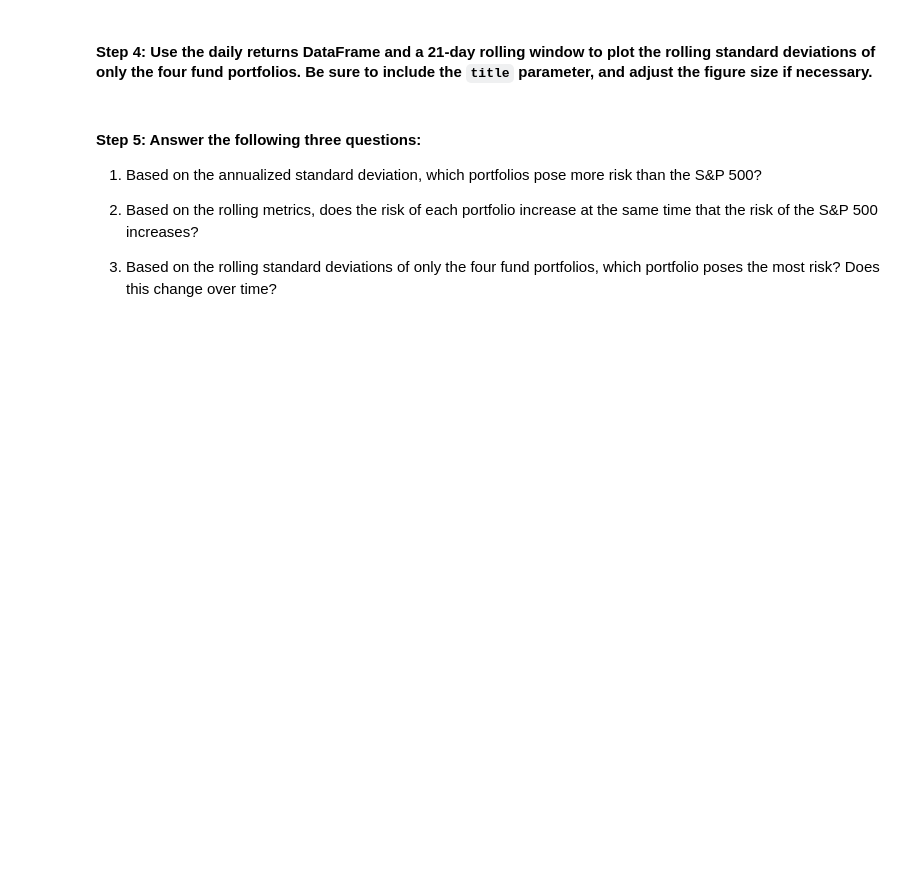
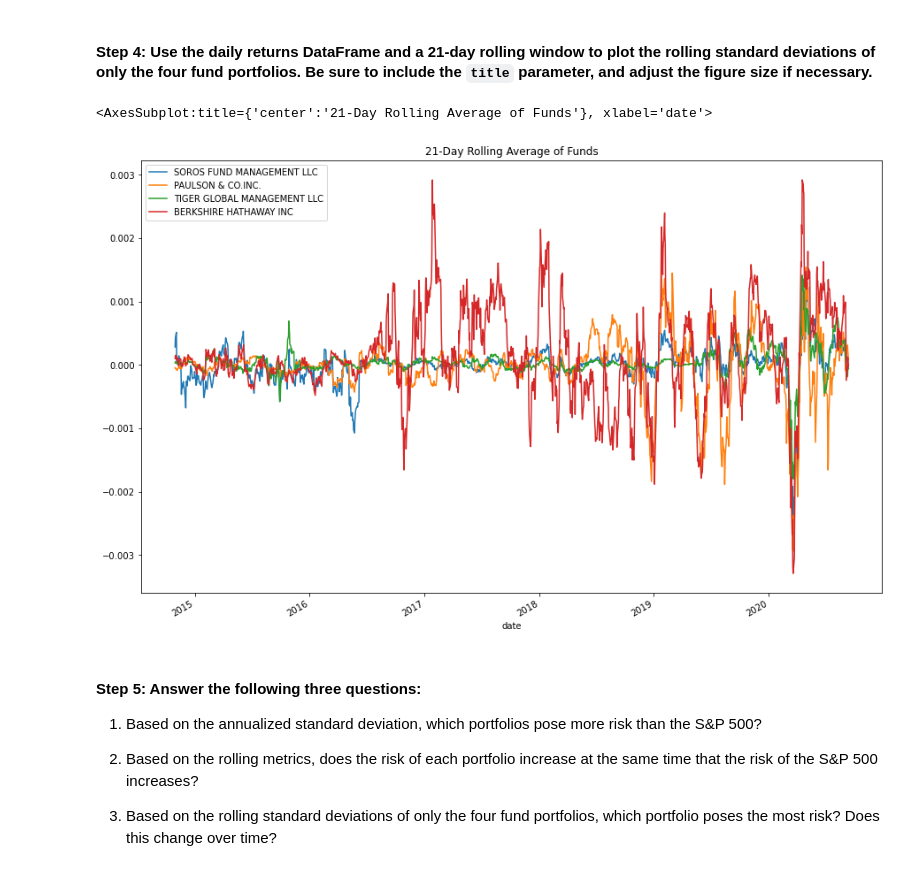
Before and after one commit to Fredbisaso/Quantitative_Analyst, a Jupyter notebook: risk_return_analysis.ipynb, the cells around one changed output. Cells and saved outputs as stored; diff of their text form; code cells hidden in the pictures; blank space fills up the shorter version.

```diff
--- a/risk_return_analysis.ipynb
+++ b/risk_return_analysis.ipynb
@@ -285,7 +285,11 @@ daily_returns.rolling(window=21).mean().plot(figsize=(15,10), title="21-Days Rol
 # %%
 # Using the daily return data and a 21-day rolling window, plot the rolling standard deviation of just the 4 portfolios.
 # Include a title parameter and adjust the figure size
 # YOUR CODE HERE
+daily_fund_returns.rolling(window=21).mean().plot(figsize=(15,10), title="21-Day Rolling Average of Funds")
+# %% [output]
+<AxesSubplot:title={'center':'21-Day Rolling Average of Funds'}, xlabel='date'>
+[figure, added]
 # %% [markdown]
 #### Step 5: Answer the following three questions:
 
```
